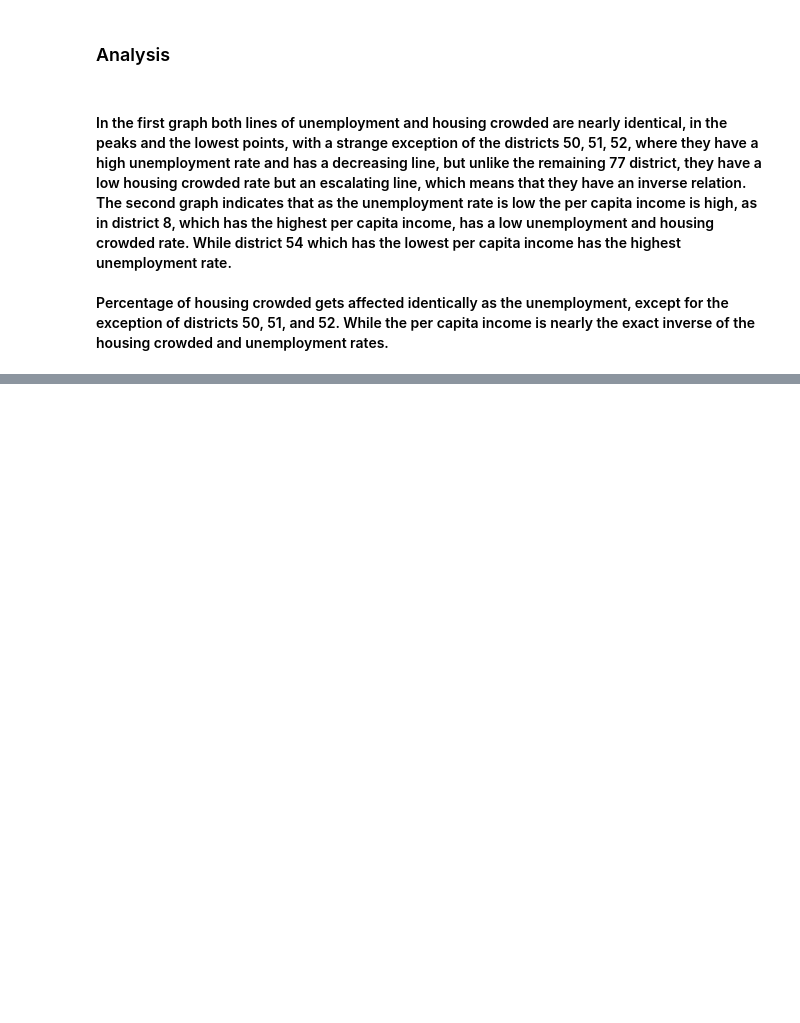
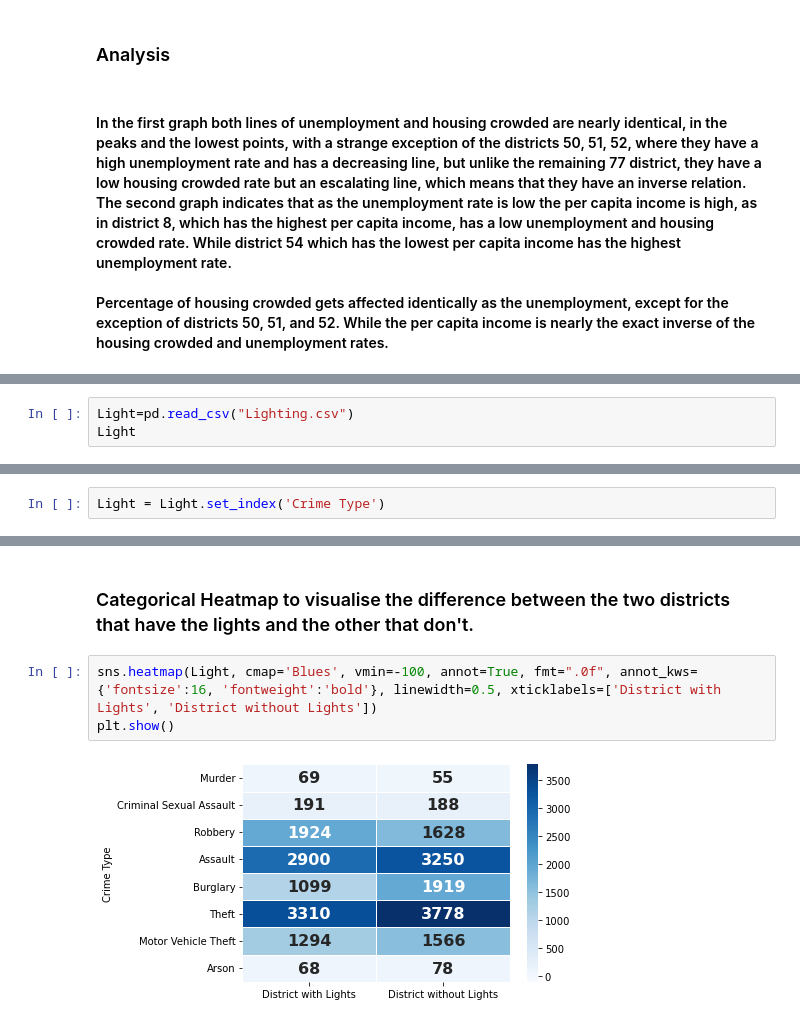
Before and after one commit to ZakDoo/Crime-and-Socioeconomics-Indicators-in-Chicago, a Jupyter notebook: Group4DataScience.ipynb, the cells around one changed output, grey strips where cells are left out. Saved outputs shown, nothing was run; the diff lists cells and outputs as text; blank space fills up the shorter version.

```diff
--- a/Group4DataScience.ipynb
+++ b/Group4DataScience.ipynb
@@ -885,0 +1048,3 @@ Percentage of housing crowded gets affected identically as the unemployment, exc
+# %%
+Light=pd.read_csv("Lighting.csv")
+Light
@@ -885,0 +1427,2 @@ Percentage of housing crowded gets affected identically as the unemployment, exc
+# %%
+Light = Light.set_index('Crime Type')
@@ -885,0 +1442,7 @@ Percentage of housing crowded gets affected identically as the unemployment, exc
+# %% [markdown]
+### Categorical Heatmap to visualise the difference between the two districts that have the lights and the other that don't.
+# %%
+sns.heatmap(Light, cmap='Blues', vmin=-100, annot=True, fmt=".0f", annot_kws={'fontsize':16, 'fontweight':'bold'}, linewidth=0.5, xticklabels=['District with Lights', 'District without Lights'])
+plt.show()
+# %% [output]
+[figure, added]
```
Also changed, not shown: parts of 139 cells of this notebook.
